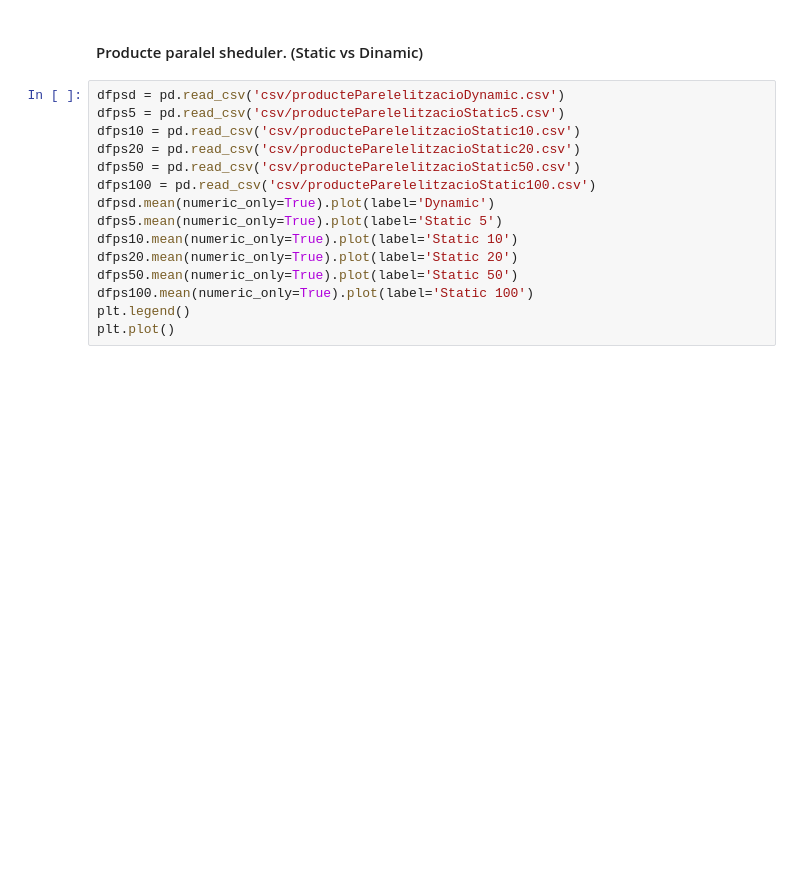
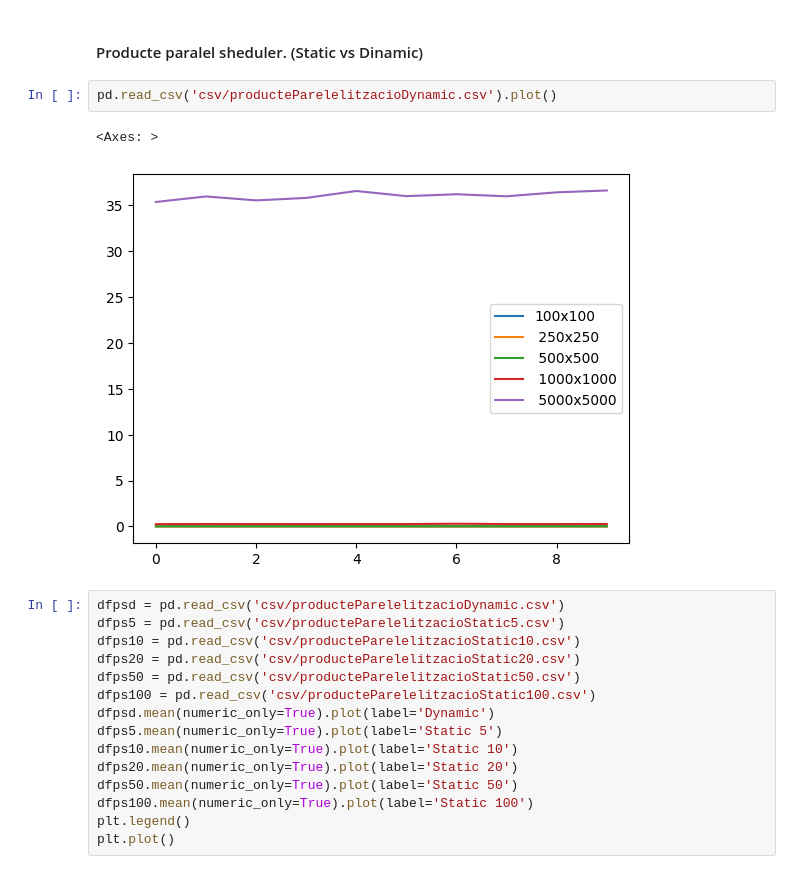
Before and after one commit to u1978882/OpenMP, a Jupyter notebook: matrius/grafics.ipynb, the cells around one changed output. Drawn from its saved outputs; the diff is of its cells as text; blank space fills up the shorter version.

```diff
--- a/matrius/grafics.ipynb
+++ b/matrius/grafics.ipynb
@@ -156,6 +171,11 @@ plt.plot()
 [figure]
 # %% [markdown]
 #### Producte paralel sheduler. (Static vs Dinamic)
+# %%
+pd.read_csv('csv/producteParelelitzacioDynamic.csv').plot()
+# %% [output]
+<Axes: >
+[figure, added]
 # %%
 dfpsd = pd.read_csv('csv/producteParelelitzacioDynamic.csv')
 dfps5 = pd.read_csv('csv/producteParelelitzacioStatic5.csv')
```
Also changed, not shown: parts of 4 cells of this notebook.
